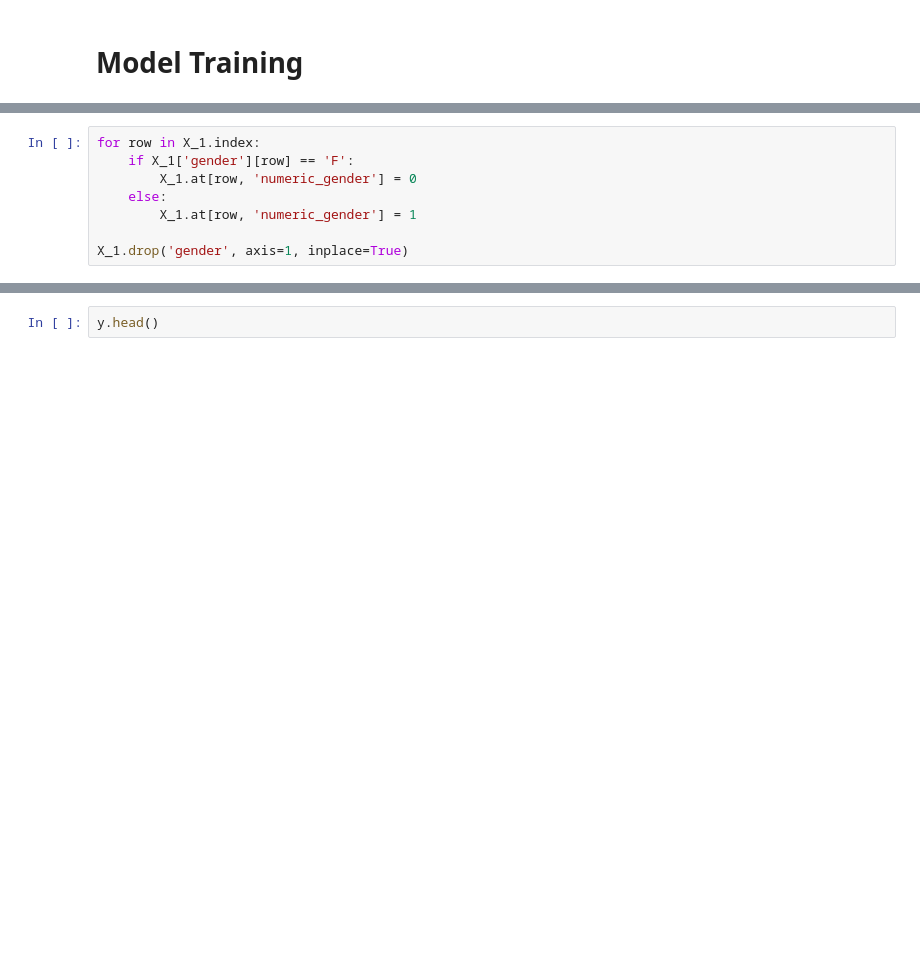
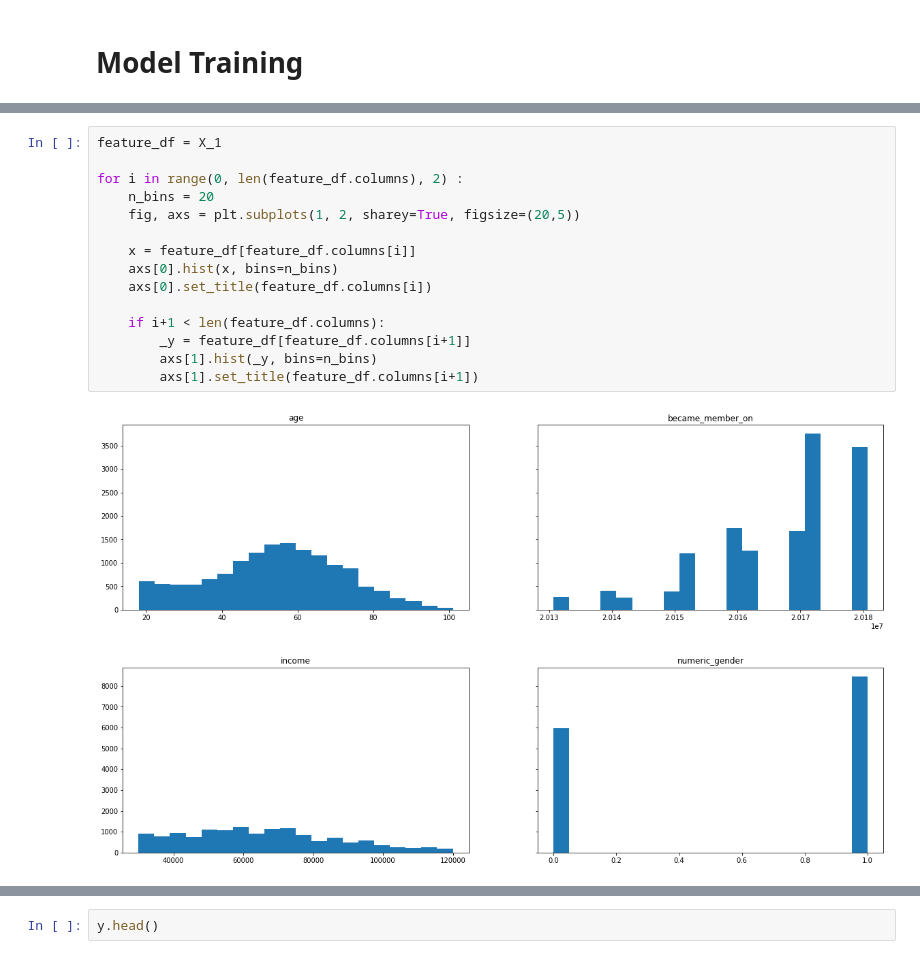
Before and after one commit to LeoYuanjieLi/starbucks_ml, a Jupyter notebook: Model_Training.ipynb, the cells around one changed output, grey strips where cells are left out. Cells and saved outputs as stored; diff of their text form; blank space fills up the shorter version.

```diff
--- a/Model_Training.ipynb
+++ b/Model_Training.ipynb
@@ -36,8 +24,0 @@ for row in X_2.index:
-# %%
-for row in X_1.index:
-    if X_1['gender'][row] == 'F':
-        X_1.at[row, 'numeric_gender'] = 0
-    else:
-        X_1.at[row, 'numeric_gender'] = 1
-
-X_1.drop('gender', axis=1, inplace=True)
@@ -63,0 +65,18 @@ X_2.head()
+# %%
+feature_df = X_1
+
+for i in range(0, len(feature_df.columns), 2) :
+    n_bins = 20
+    fig, axs = plt.subplots(1, 2, sharey=True, figsize=(20,5))
+
+    x = feature_df[feature_df.columns[i]]
+    axs[0].hist(x, bins=n_bins)
+    axs[0].set_title(feature_df.columns[i])
+
+    if i+1 < len(feature_df.columns):
+        _y = feature_df[feature_df.columns[i+1]]
+        axs[1].hist(_y, bins=n_bins)
+        axs[1].set_title(feature_df.columns[i+1])
+# %% [output]
+[figure, added]
+[figure, added]
```
Also changed, not shown: parts of 38 cells of this notebook, 14 other files.
